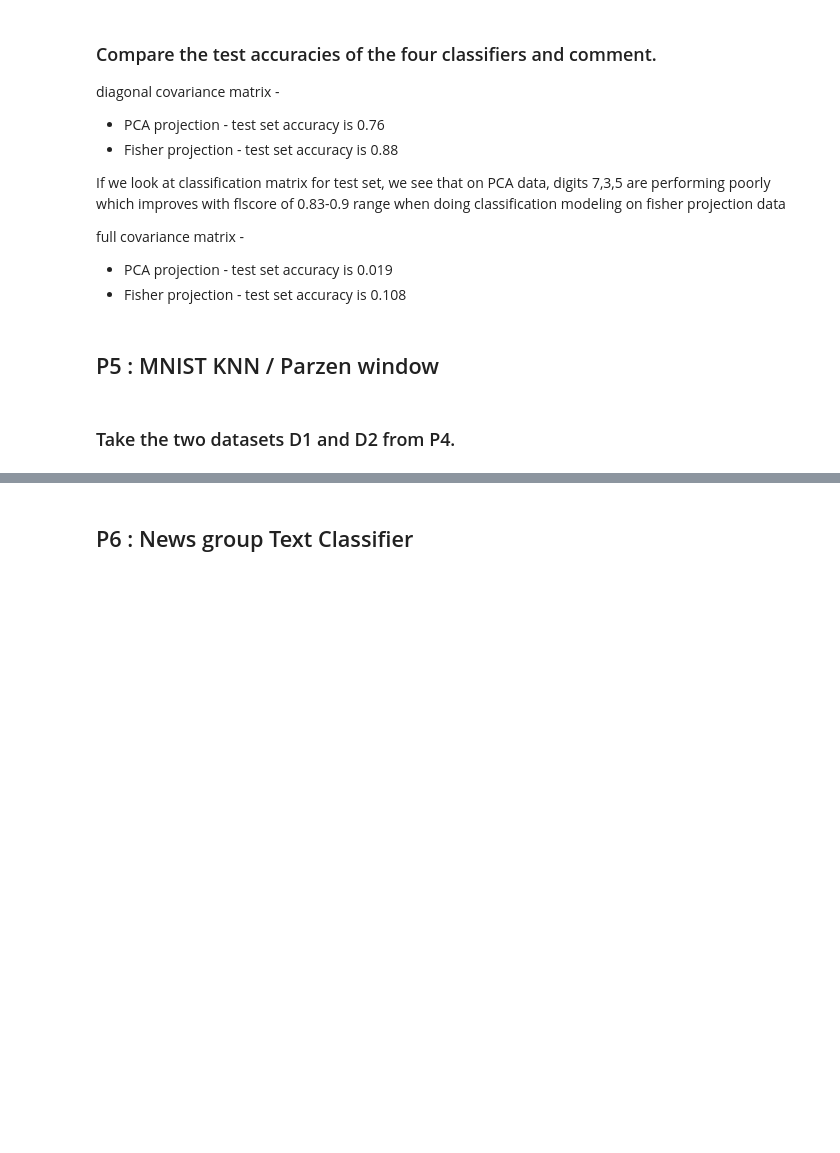
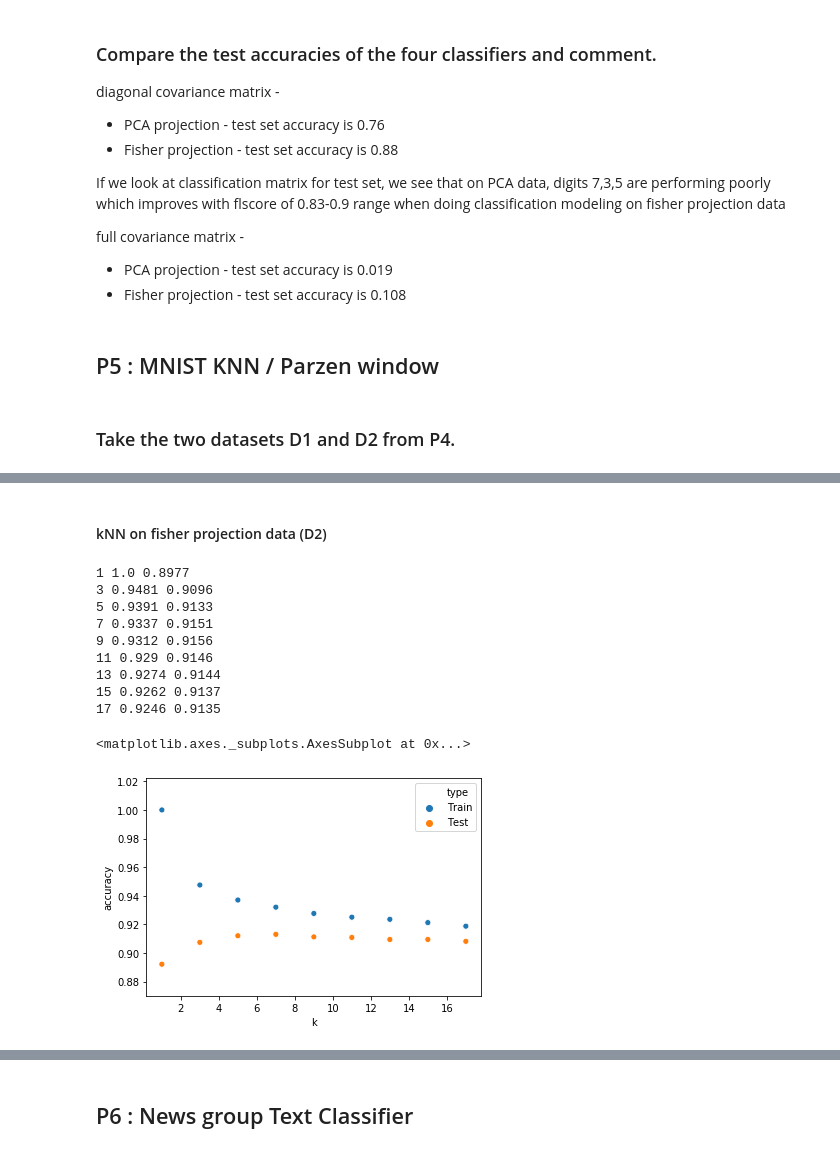
Before and after one commit to anmolmore/Chatbot-for-COVID-19-FAQ-using-Dialogflow, a Jupyter notebook: DMG2/assignment/Anmol More - 11915043.ipynb, the cells around one changed output, grey strips where cells are left out. Drawn from its saved outputs; the diff is of its cells as text; code cells hidden in the pictures; blank space fills up the shorter version.

```diff
--- a/DMG2/assignment/Anmol More - 11915043.ipynb
+++ b/DMG2/assignment/Anmol More - 11915043.ipynb
@@ -573,0 +599,18 @@ X_train, X_test, y_train, y_test = train_test_split(pca_data, mnist['label'], te
+# %% [markdown]
+#### kNN on fisher projection data (D2)
+# %%
+X_train, X_test, y_train, y_test = train_test_split(mnist_fisher_proj_data, mnist['label'], test_size=0.2)
+build_knn(X_train, X_test, y_train, y_test)
+sns.scatterplot(x="k", y='accuracy', hue='type', data=df)
+# %% [output]
+1 1.0 0.8977
+3 0.9481 0.9096
+5 0.9391 0.9133
+7 0.9337 0.9151
+9 0.9312 0.9156
+11 0.929 0.9146
+13 0.9274 0.9144
+15 0.9262 0.9137
+17 0.9246 0.9135
+<matplotlib.axes._subplots.AxesSubplot at 0x...>
+[figure, added]
```
Also changed, not shown: parts of 38 cells of this notebook.
